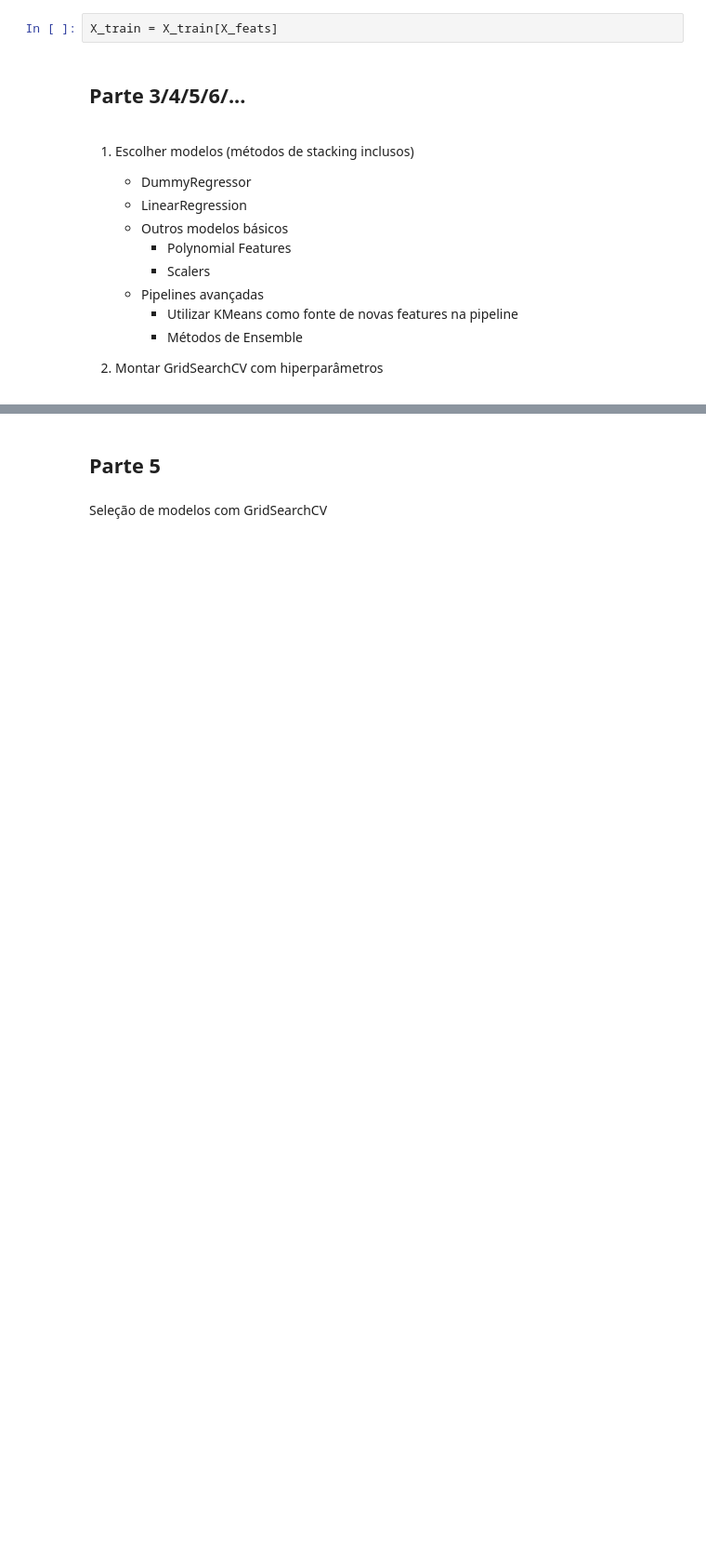
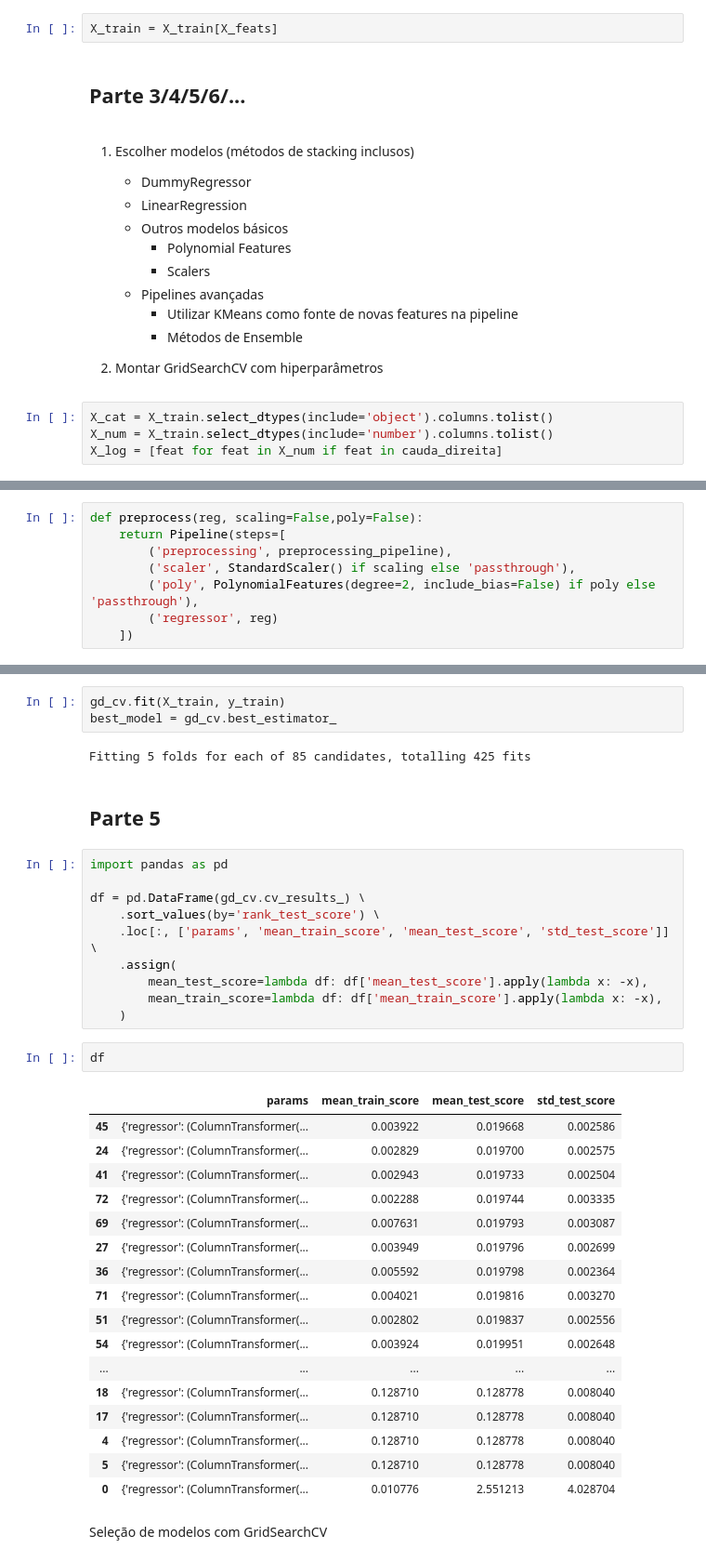
Before and after one commit to henriquebrnetto/projeto_ml_4sem, a Jupyter notebook: model.ipynb, the cells around one changed output, grey strips where cells are left out. Shown at 93% size. Drawn from its saved outputs; the diff is of its cells as text; blank space fills up the shorter version.

```diff
--- a/model.ipynb
+++ b/model.ipynb
@@ -268,3 +288,7 @@ X_train = X_train[X_feats]
         - Métodos de Ensemble
 
 2. Montar GridSearchCV com hiperparâmetros
+# %%
+X_cat = X_train.select_dtypes(include='object').columns.tolist()
+X_num = X_train.select_dtypes(include='number').columns.tolist()
+X_log = [feat for feat in X_num if feat in cauda_direita]
@@ -270,0 +340,8 @@ X_train = X_train[X_feats]
+# %%
+def preprocess(reg, scaling=False,poly=False):
+    return Pipeline(steps=[
+        ('preprocessing', preprocessing_pipeline),
+        ('scaler', StandardScaler() if scaling else 'passthrough'),
+        ('poly', PolynomialFeatures(degree=2, include_bias=False) if poly else 'passthrough'),
+        ('regressor', reg)
+    ])
@@ -271,5 +420,40 @@ X_train = X_train[X_feats]
+# %%
+gd_cv.fit(X_train, y_train)
+best_model = gd_cv.best_estimator_
+# %% [output]
+Fitting 5 folds for each of 85 candidates, totalling 425 fits
 # %% [markdown]
 ## Parte 5
+# %%
+import pandas as pd
+
+df = pd.DataFrame(gd_cv.cv_results_) \
+    .sort_values(by='rank_test_score') \
+    .loc[:, ['params', 'mean_train_score', 'mean_test_score', 'std_test_score']] \
+    .assign(
+        mean_test_score=lambda df: df['mean_test_score'].apply(lambda x: -x),
+        mean_train_score=lambda df: df['mean_train_score'].apply(lambda x: -x),
+    )
+# %%
+df
+# %% [output]
+|  | params | mean_train_score | mean_test_score | std_test_score |
+| 45 | {'regressor': (ColumnTransformer(... | 0.003922 | 0.019668 | 0.002586 |
+| 24 | {'regressor': (ColumnTransformer(... | 0.002829 | 0.019700 | 0.002575 |
+| 41 | {'regressor': (ColumnTransformer(... | 0.002943 | 0.019733 | 0.002504 |
+| 72 | {'regressor': (ColumnTransformer(... | 0.002288 | 0.019744 | 0.003335 |
+| 69 | {'regressor': (ColumnTransformer(... | 0.007631 | 0.019793 | 0.003087 |
+| 27 | {'regressor': (ColumnTransformer(... | 0.003949 | 0.019796 | 0.002699 |
+| 36 | {'regressor': (ColumnTransformer(... | 0.005592 | 0.019798 | 0.002364 |
+| 71 | {'regressor': (ColumnTransformer(... | 0.004021 | 0.019816 | 0.003270 |
+| 51 | {'regressor': (ColumnTransformer(... | 0.002802 | 0.019837 | 0.002556 |
+| 54 | {'regressor': (ColumnTransformer(... | 0.003924 | 0.019951 | 0.002648 |
+| ... | ... | ... | ... | ... |
+| 18 | {'regressor': (ColumnTransformer(... | 0.128710 | 0.128778 | 0.008040 |
+| 17 | {'regressor': (ColumnTransformer(... | 0.128710 | 0.128778 | 0.008040 |
+| 4 | {'regressor': (ColumnTransformer(... | 0.128710 | 0.128778 | 0.008040 |
+| 5 | {'regressor': (ColumnTransformer(... | 0.128710 | 0.128778 | 0.008040 |
+| 0 | {'regressor': (ColumnTransformer(... | 0.010776 | 2.551213 | 4.028704 |
 # %% [markdown]
 Seleção de modelos com GridSearchCV
 # %%
```
Also changed, not shown: parts of 5 cells of this notebook.
